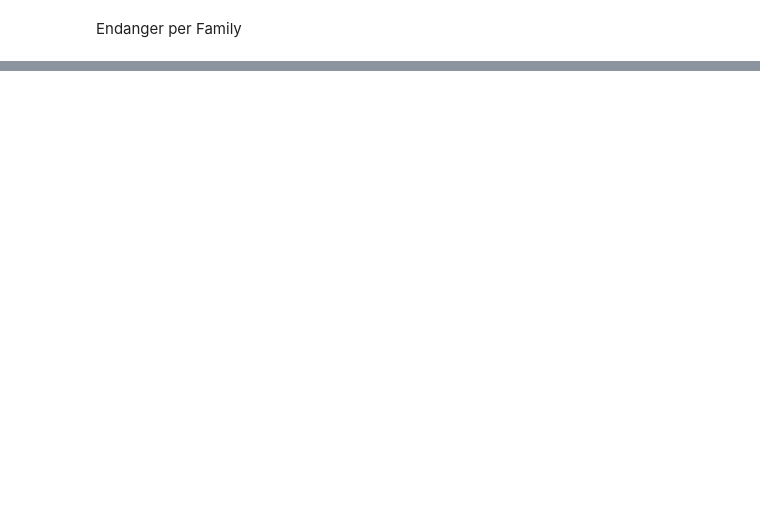
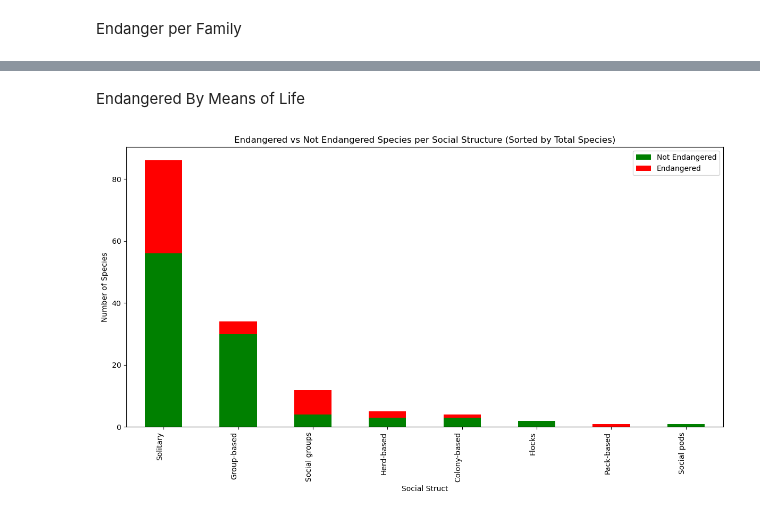
Before and after one commit to VeldrX/Animal-Tree, a Jupyter notebook: animalDataset.ipynb, the cells around one changed output, grey strips where cells are left out. Saved outputs shown, nothing was run; the diff lists cells and outputs as text; code cells hidden in the pictures; blank space fills up the shorter version.

Commit message:
rest of data + extra sort db + removed old db

```diff
--- a/animalDataset.ipynb
+++ b/animalDataset.ipynb
@@ -128,0 +154,28 @@ plt.show()
+# %% [markdown]
+Endangered By Means of Life
+# %%
+endangered_statuses = ['Endangered', 'Critically Endangered']
+
+db['Endangered'] = db['Conservation Status'].isin(endangered_statuses)
+
+lifestyle_counts = db.groupby('Social Structure')['Endangered'].value_counts().unstack(fill_value=0)
+
+lifestyle_counts.columns = ['Not Endangered', 'Endangered']
+
+lifestyle_counts['Total'] = lifestyle_counts['Not Endangered'] + lifestyle_counts['Endangered']
+lifestyle_counts = lifestyle_counts.sort_values(by='Total', ascending=False).head(10)
+
+lifestyle_counts = lifestyle_counts.drop(columns=['Total'])
+
+lifestyle_counts.plot(kind='bar', stacked=True, color=['green', 'red'], figsize=(12, 7))
+
+plt.title('Endangered vs Not Endangered Species per Social Structure (Sorted by Total Species)')
+plt.xlabel('Social Struct')
+plt.ylabel('Number of Species')
+
+plt.xticks(rotation=90, ha='right')
+
+plt.tight_layout()
+plt.show()
+# %% [output]
+[figure, added]
```
Also changed, not shown: parts of 5 cells of this notebook, 2 other files.
